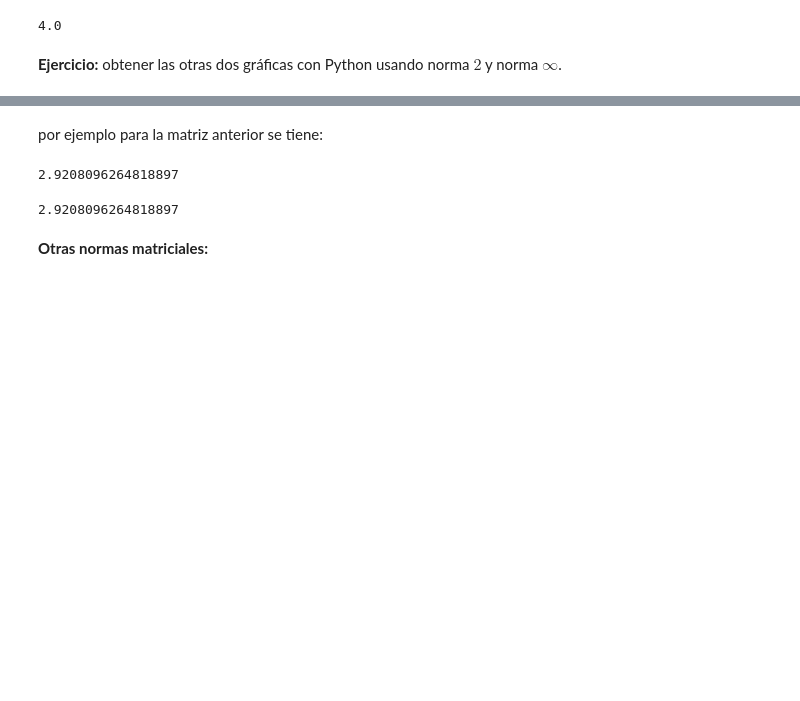
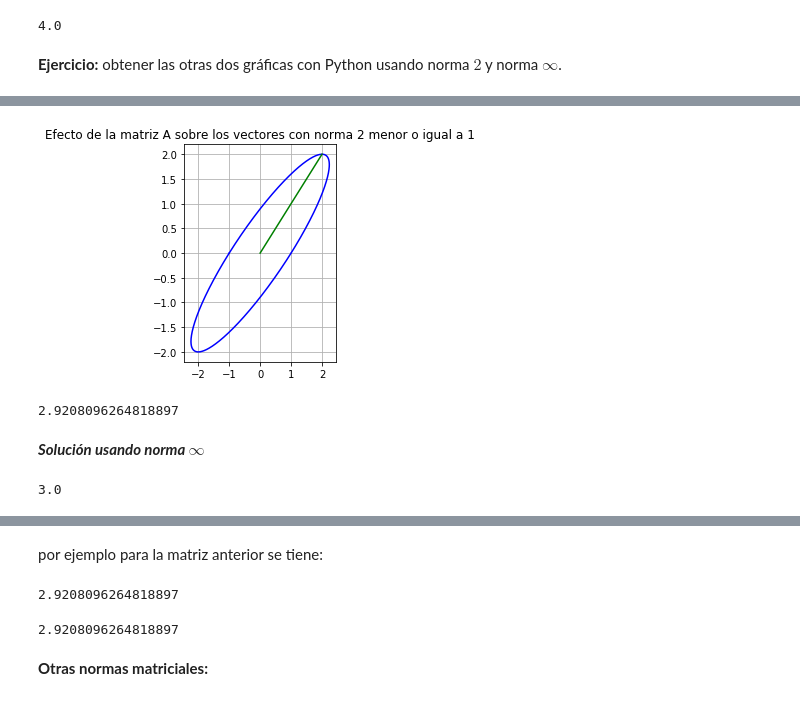
Before and after one commit to mno-2020-gh-classroom/ejercicios-condicion-y-estabilidad-mno-gzarazua, a Jupyter notebook: 1.3.Condicion_de_un_problema_y_estabilidad_de_un_algoritmo.ipynb, the cells around one changed output, grey strips where cells are left out. Saved outputs shown, nothing was run; the diff lists cells and outputs as text; code cells hidden in the pictures; blank space fills up the shorter version.

```diff
--- a/1.3.Condicion_de_un_problema_y_estabilidad_de_un_algoritmo.ipynb
+++ b/1.3.Condicion_de_un_problema_y_estabilidad_de_un_algoritmo.ipynb
@@ -1250,3 +1280,24 @@ np.linalg.norm(A,1)
+# %%
+plt.subplot(1,2,2)
+plt.plot(A_to_vector_1[:,0],A_to_vector_1[:,1],'b',
+         A_to_vector_2[:,0],A_to_vector_2[:,1],'b')
+A_to_vector_e2 = apply_A(e2)
+plt.plot(A_to_vector_e2[:,0],A_to_vector_e2[:,1],'g')
+plt.grid()
+plt.title('Efecto de la matriz A sobre los vectores con norma 2 menor o igual a 1')
+plt.show()
+# %% [output]
+[figure, added]
+# %%
+np.linalg.norm(A,2)
+# %% [output]
+2.9208096264818897
+# %% [markdown]
+***Solución usando norma $\infty$***
+# %%
+np.linalg.norm(A,np.inf)
+# %% [output]
+3.0
 # %% [markdown]
 **Resultados computacionales que es posible probar:**
 
```
Also changed, not shown: parts of 8 cells of this notebook.
